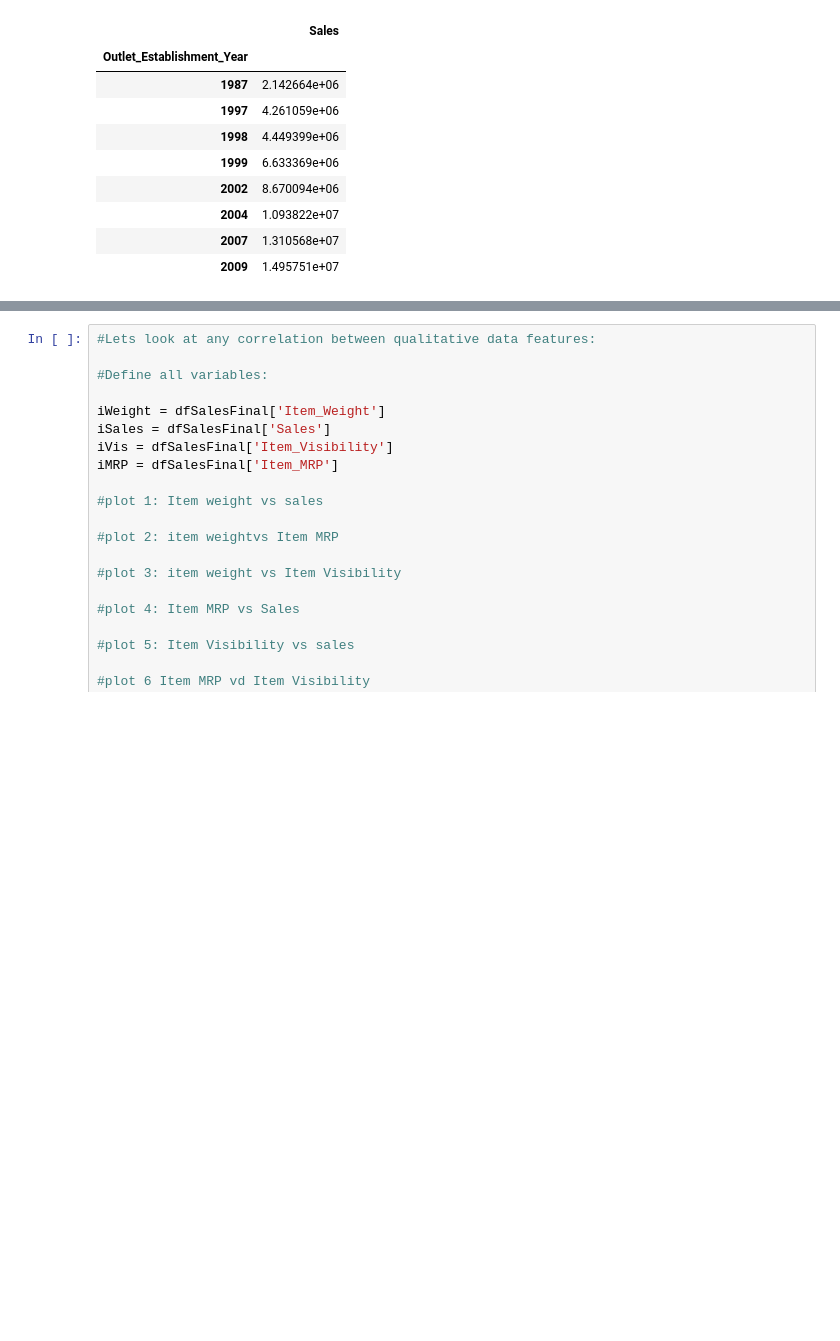
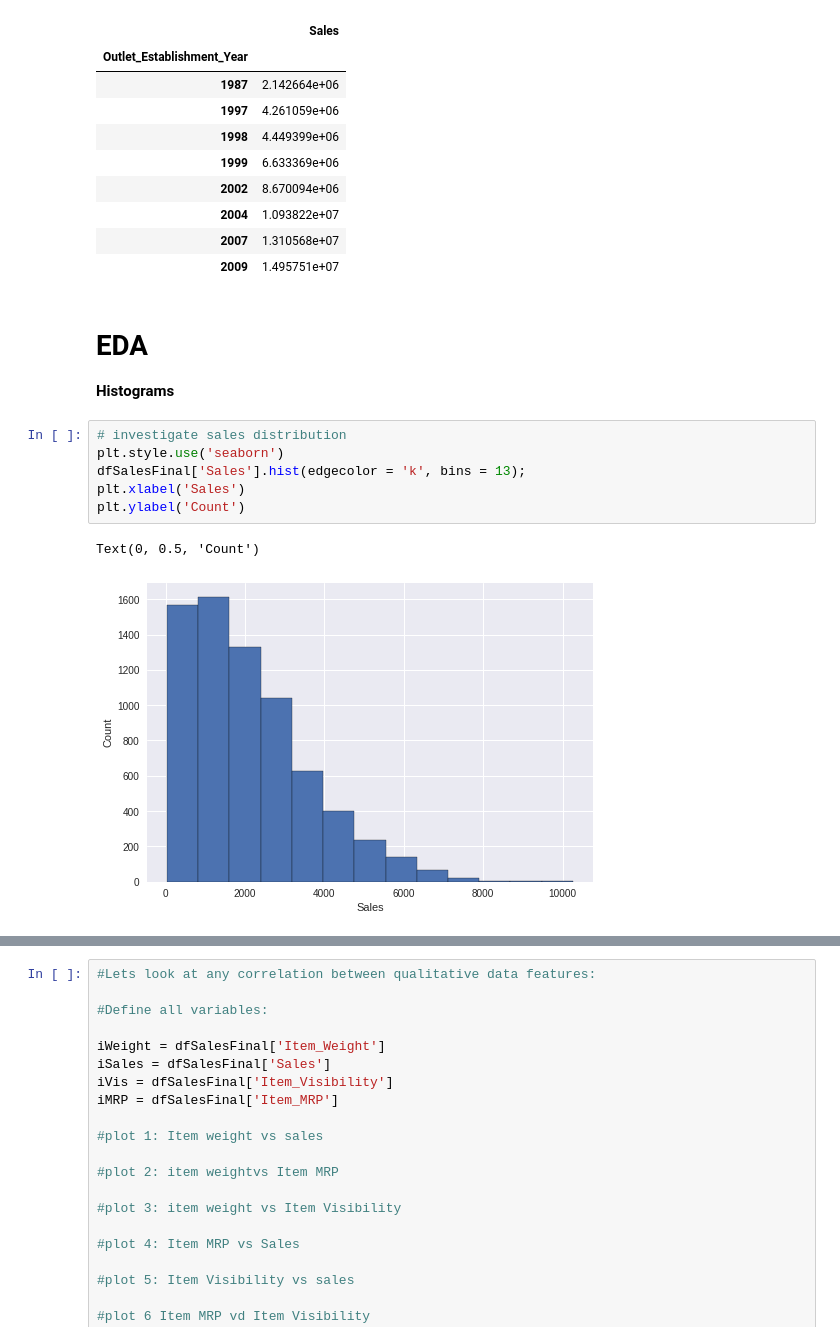
Before and after one commit to Cassandra-Simmons/Food-Sales_Predictions, a Jupyter notebook: Sales_Predict.ipynb, the cells around one changed output, grey strips where cells are left out. Cells and saved outputs as stored; diff of their text form; blank space fills up the shorter version.

```diff
--- a/Sales_Predict.ipynb
+++ b/Sales_Predict.ipynb
@@ -372,3 +370,15 @@ test.cumsum()
 | 2004 | 1.093822e+07 |
 | 2007 | 1.310568e+07 |
 | 2009 | 1.495751e+07 |
+# %% [markdown]
+# EDA
+**Histograms**
+# %%
+# investigate sales distribution
+plt.style.use('seaborn')
+dfSalesFinal['Sales'].hist(edgecolor = 'k', bins = 13);
+plt.xlabel('Sales')
+plt.ylabel('Count')
+# %% [output]
+Text(0, 0.5, 'Count')
+[figure, added]
```
Also changed, not shown: parts of 32 cells of this notebook.
